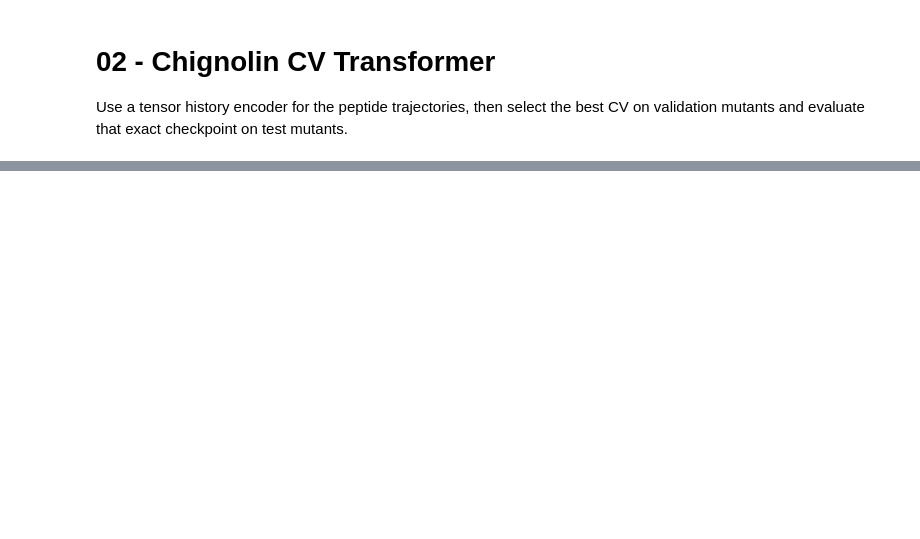
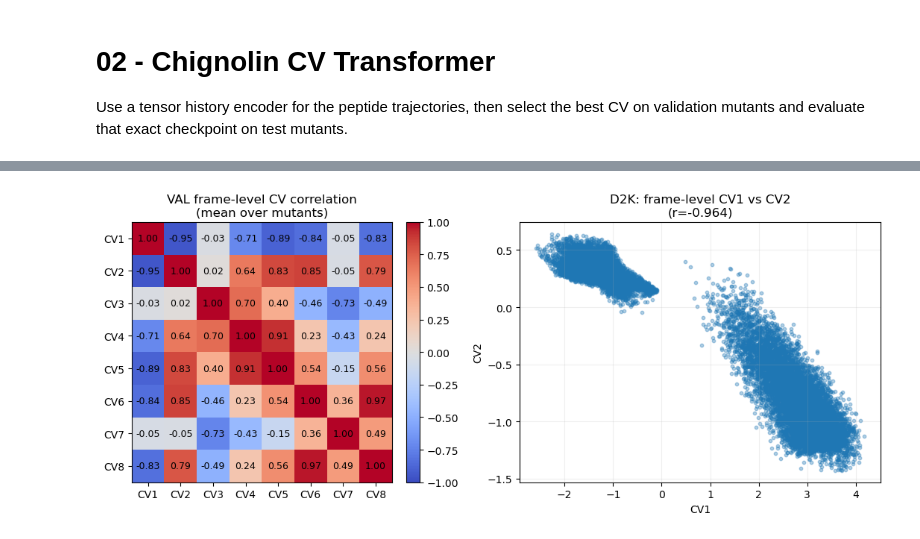
Before and after one commit to alex-zhilkin/DL-course-project, a Jupyter notebook: notebooks/02_train_chignolin_cv_transformer.ipynb, the cells around one changed output, grey strips where cells are left out. Drawn from its saved outputs; the diff is of its cells as text; code cells hidden in the pictures; blank space fills up the shorter version.

```diff
--- a/notebooks/02_train_chignolin_cv_transformer.ipynb
+++ b/notebooks/02_train_chignolin_cv_transformer.ipynb
@@ -613,3 +678,42 @@ plt.show()
+# %%
+frame_cv_df = cv_frame_df_from_split(val_x, val_samples_df)
+cv_cols = [c for c in frame_cv_df.columns if c.startswith('CV')]
+
+frame_corrs = []
+for mutant, sub in frame_cv_df.groupby('mutant'):
+    if len(sub) < 3:
+        continue
+    corr = sub[cv_cols].corr(method='pearson').to_numpy(dtype=float)
+    frame_corrs.append(corr)
+
+mean_frame_corr = np.mean(np.stack(frame_corrs, axis=0), axis=0)
+
+fig, axes = plt.subplots(1, 2, figsize=(11.5, 4.6))
+im = axes[0].imshow(mean_frame_corr, vmin=-1.0, vmax=1.0, cmap='coolwarm')
+axes[0].set_xticks(range(len(cv_cols)), cv_cols)
+axes[0].set_yticks(range(len(cv_cols)), cv_cols)
+axes[0].set_title('VAL frame-level CV correlation\n(mean over mutants)')
+for i in range(len(cv_cols)):
+    for j in range(len(cv_cols)):
+        axes[0].text(j, i, f'{mean_frame_corr[i, j]:.2f}', ha='center', va='center', fontsize=9)
+fig.colorbar(im, ax=axes[0], fraction=0.046, pad=0.04)
+
+example_mutant = str(frame_cv_df['mutant'].iloc[0])
+example_df = frame_cv_df[frame_cv_df['mutant'] == example_mutant].copy()
+if len(cv_cols) >= 2:
+    axes[1].scatter(example_df[cv_cols[0]], example_df[cv_cols[1]], s=10, alpha=0.35)
+    r = float(example_df[cv_cols[0]].corr(example_df[cv_cols[1]], method='pearson'))
+    axes[1].set_xlabel(cv_cols[0])
+    axes[1].set_ylabel(cv_cols[1])
+    axes[1].set_title(f'{example_mutant}: frame-level {cv_cols[0]} vs {cv_cols[1]}\n(r={r:.3f})')
+    axes[1].grid(alpha=0.2)
+else:
+    axes[1].set_axis_off()
+
+plt.tight_layout()
+plt.show()
+# %% [output]
+[figure, added]
 # %%
 fig, axes = plt.subplots(1, 3, figsize=(16, 4.8))
 for ax, metric in zip(np.asarray(axes).reshape(-1), ['Tm', 'log_mfpt_ratio', 'hlda_evalue']):
```
Also changed, not shown: parts of 8 cells of this notebook, 22 other files.
